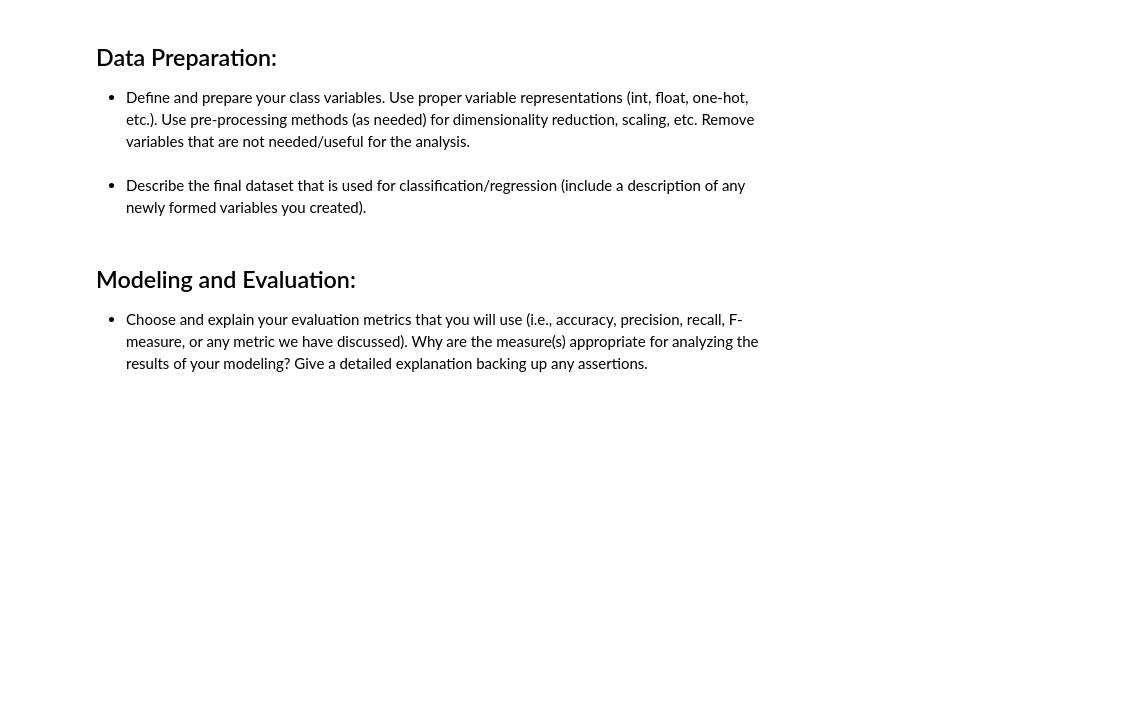
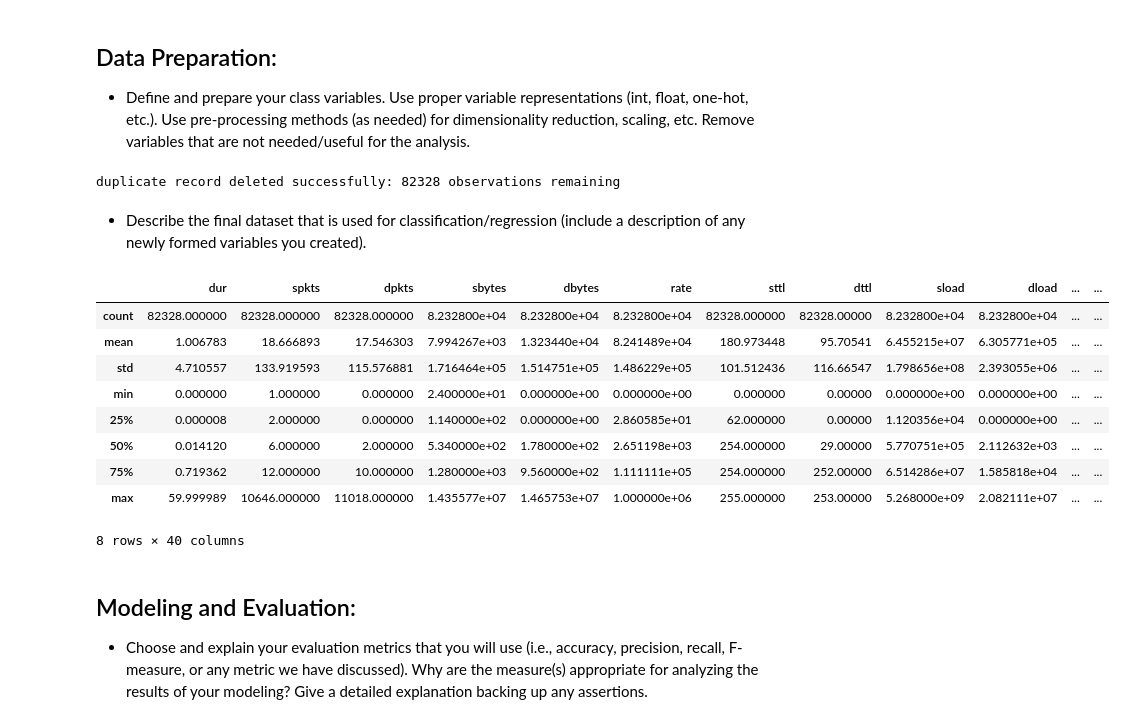
Before and after one commit to Dangerbotz/network_intrusion_detection_system, a Jupyter notebook: randy_lab2.ipynb, the cells around one changed output. Cells and saved outputs as stored; diff of their text form; code cells hidden in the pictures; blank space fills up the shorter version.

```diff
--- a/randy_lab2.ipynb
+++ b/randy_lab2.ipynb
@@ -32,8 +30,50 @@ df = df[df.is_ftp_login != 2]
 ## Data Preparation:
 
 * Define and prepare your class variables. Use proper variable representations (int, float, one-hot, etc.). Use pre-processing methods (as needed) for dimensionality reduction, scaling, etc. Remove variables that are not needed/useful for the analysis.
+# %%
+# Load UNSW_NB15 into a Pandas dataframe
+df = pd.read_csv('UNSW_NB15_training_set.csv', encoding='utf-8-sig')
+
+# Lets remove attributes that are not useful to us during this first analysis pass
+non_useful_features_list = ['id', 'attack_cat']
+# id: n internal variable to just ref an obseration. deemed not usefl
+# attack_cat: first try and just predict the label.
+#             It will obviously 1:1 correlate with label
+#             We can circle back and swap it out with label
+#             to see if we get any better accuracy on an
+#             on an attack type level
+for feature in non_useful_features_list:
+    if feature in df:
+        df.drop(feature, axis=1, inplace=True)  # Lets drop id as it is an internal variable to just ref an obseratio
+
+# Overwrite the existing dataframe with the new dataframe that does not contain the
+# four unwanted records and confirm we have 4 less records (shold have 82328 observations)
+if "is_ftp_login" in df:
+    df = df[df.is_ftp_login != 2]
+    if len(df) == 82328:
+        print ("duplicate record deleted successfully: " + str(len(df)) + " observations remaining" )
+
+# Check to see if non useful features still exist in dataframe, if so, we did something wrong
+for feature in non_useful_features_list:
+    if feature in df:
+        print ("[" + feature + "]" + "still found, check removal code. (Should not see this)" )
+# %% [output]
+duplicate record deleted successfully: 82328 observations remaining
 # %% [markdown]
 * Describe the final dataset that is used for classification/regression (include a description of any newly formed variables you created).
+# %%
+df.describe()
+# %% [output]
+|  | dur | spkts | dpkts | sbytes | dbytes | rate | sttl | dttl | sload | dload | ... | ... |
+| count | 82328.000000 | 82328.000000 | 82328.000000 | 8.232800e+04 | 8.232800e+04 | 8.232800e+04 | 82328.000000 | 82328.00000 | 8.232800e+04 | 8.232800e+04 | ... | ... |
+| mean | 1.006783 | 18.666893 | 17.546303 | 7.994267e+03 | 1.323440e+04 | 8.241489e+04 | 180.973448 | 95.70541 | 6.455215e+07 | 6.305771e+05 | ... | ... |
+| std | 4.710557 | 133.919593 | 115.576881 | 1.716464e+05 | 1.514751e+05 | 1.486229e+05 | 101.512436 | 116.66547 | 1.798656e+08 | 2.393055e+06 | ... | ... |
+| min | 0.000000 | 1.000000 | 0.000000 | 2.400000e+01 | 0.000000e+00 | 0.000000e+00 | 0.000000 | 0.00000 | 0.000000e+00 | 0.000000e+00 | ... | ... |
+| 25% | 0.000008 | 2.000000 | 0.000000 | 1.140000e+02 | 0.000000e+00 | 2.860585e+01 | 62.000000 | 0.00000 | 1.120356e+04 | 0.000000e+00 | ... | ... |
+| 50% | 0.014120 | 6.000000 | 2.000000 | 5.340000e+02 | 1.780000e+02 | 2.651198e+03 | 254.000000 | 29.00000 | 5.770751e+05 | 2.112632e+03 | ... | ... |
+| 75% | 0.719362 | 12.000000 | 10.000000 | 1.280000e+03 | 9.560000e+02 | 1.111111e+05 | 254.000000 | 252.00000 | 6.514286e+07 | 1.585818e+04 | ... | ... |
+| max | 59.999989 | 10646.000000 | 11018.000000 | 1.435577e+07 | 1.465753e+07 | 1.000000e+06 | 255.000000 | 253.00000 | 5.268000e+09 | 2.082111e+07 | ... | ... |
+8 rows × 40 columns
 # %% [markdown]
 ## Modeling and Evaluation:
 * Choose and explain your evaluation metrics that you will use (i.e., accuracy, precision, recall, F-measure, or any metric we have discussed). Why are the measure(s) appropriate for analyzing the results of your modeling? Give a detailed explanation backing up any assertions.
```
Also changed, not shown: parts of 4 cells of this notebook.
